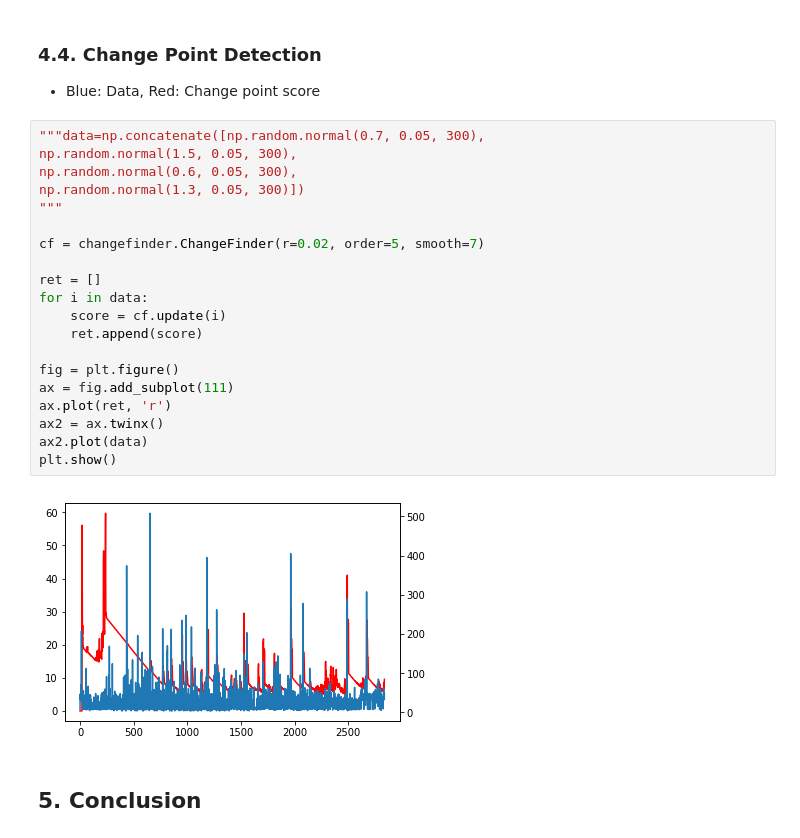
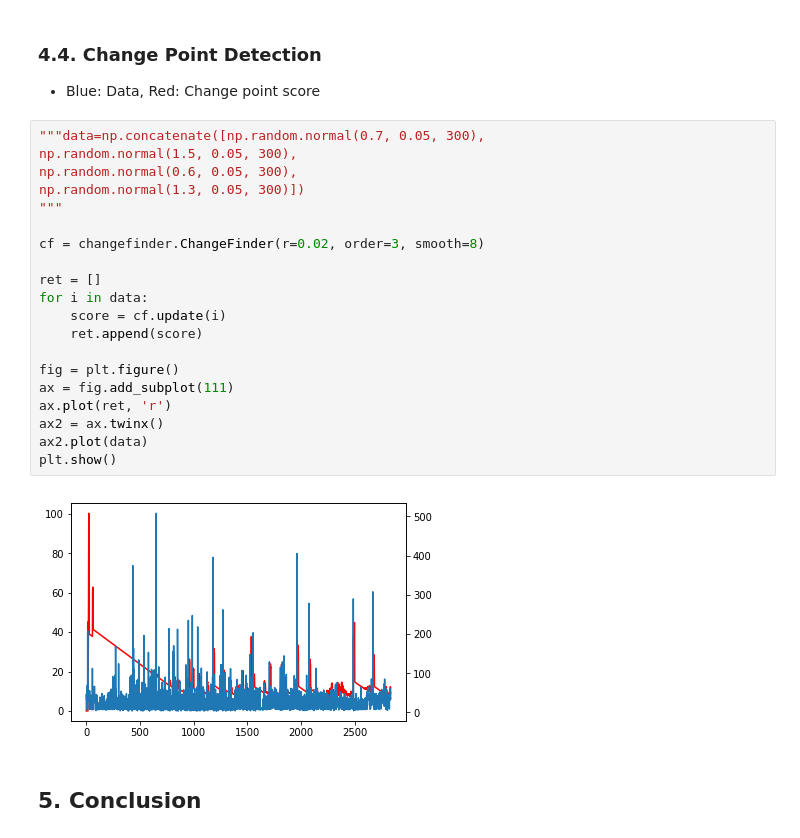
Before and after one commit to Yosuke-Ijiri/Projet-Informatique, a Jupyter notebook: Projet-Info.ipynb, the cells around one changed output. Cells and saved outputs as stored; diff of their text form.

```diff
--- a/Projet-Info.ipynb
+++ b/Projet-Info.ipynb
@@ -157,25 +167,25 @@ data = df1['ms'].as_matrix()
 # %%
 """data=np.concatenate([np.random.normal(0.7, 0.05, 300),
 np.random.normal(1.5, 0.05, 300),
 np.random.normal(0.6, 0.05, 300),
 np.random.normal(1.3, 0.05, 300)])
 """
 
-cf = changefinder.ChangeFinder(r=0.02, order=5, smooth=7)
+cf = changefinder.ChangeFinder(r=0.02, order=3, smooth=8)
 
 ret = []
 for i in data:
     score = cf.update(i)
     ret.append(score)
 
 fig = plt.figure()
 ax = fig.add_subplot(111)
 ax.plot(ret, 'r')
 ax2 = ax.twinx()
 ax2.plot(data)
 plt.show()
 # %% [output]
-[figure, old version]
+[figure, new version]
 # %% [markdown]
 ## 5. Conclusion
 # %% [markdown]
```
Also changed, not shown: parts of 8 cells of this notebook, 1 other file.
